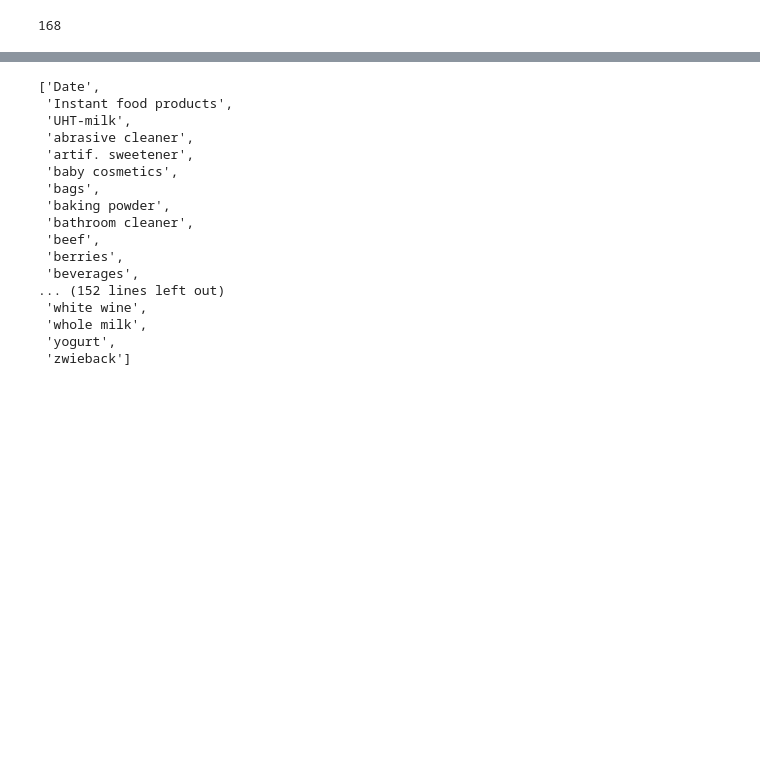
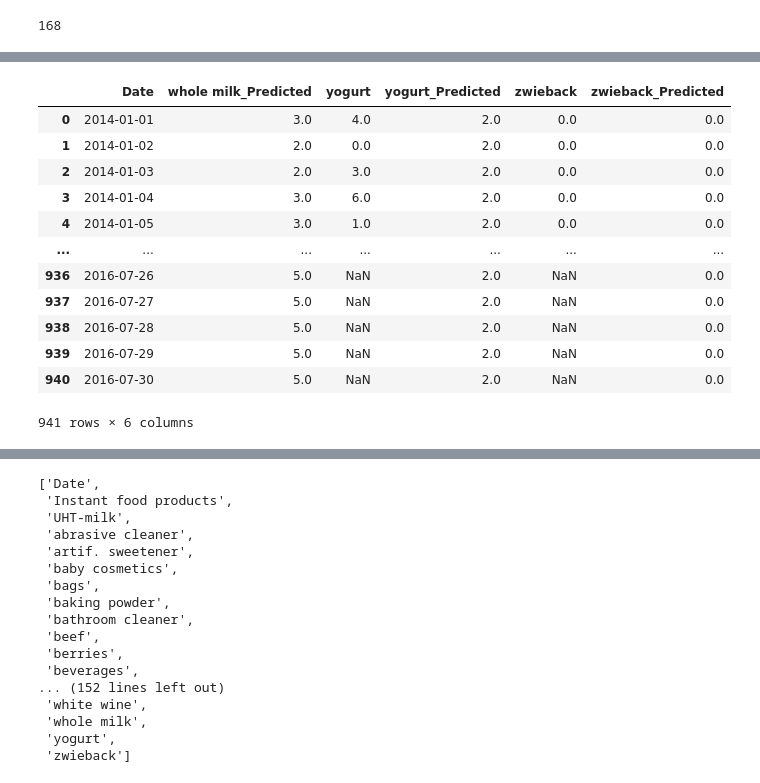
Before and after one commit to MuratCKoc/salesinsider, a Jupyter notebook: ProphetsPrediction.ipynb, the cells around one changed output, grey strips where cells are left out. Cells and saved outputs as stored; diff of their text form; code cells hidden in the pictures; blank space fills up the shorter version.

```diff
--- a/ProphetsPrediction.ipynb
+++ b/ProphetsPrediction.ipynb
@@ -91,0 +107,16 @@ predictions_list  = master_df.set_index('Date').to_dict('list')
+# %%
+master_df
+# %% [output]
+|  | Date | whole milk_Predicted | yogurt | yogurt_Predicted | zwieback | zwieback_Predicted |
+| 0 | 2014-01-01 | 3.0 | 4.0 | 2.0 | 0.0 | 0.0 |
+| 1 | 2014-01-02 | 2.0 | 0.0 | 2.0 | 0.0 | 0.0 |
+| 2 | 2014-01-03 | 2.0 | 3.0 | 2.0 | 0.0 | 0.0 |
+| 3 | 2014-01-04 | 3.0 | 6.0 | 2.0 | 0.0 | 0.0 |
+| 4 | 2014-01-05 | 3.0 | 1.0 | 2.0 | 0.0 | 0.0 |
+| ... | ... | ... | ... | ... | ... | ... |
+| 936 | 2016-07-26 | 5.0 | NaN | 2.0 | NaN | 0.0 |
+| 937 | 2016-07-27 | 5.0 | NaN | 2.0 | NaN | 0.0 |
+| 938 | 2016-07-28 | 5.0 | NaN | 2.0 | NaN | 0.0 |
+| 939 | 2016-07-29 | 5.0 | NaN | 2.0 | NaN | 0.0 |
+| 940 | 2016-07-30 | 5.0 | NaN | 2.0 | NaN | 0.0 |
+941 rows × 6 columns
```
Also changed, not shown: parts of 7 cells of this notebook, 2 other files.
